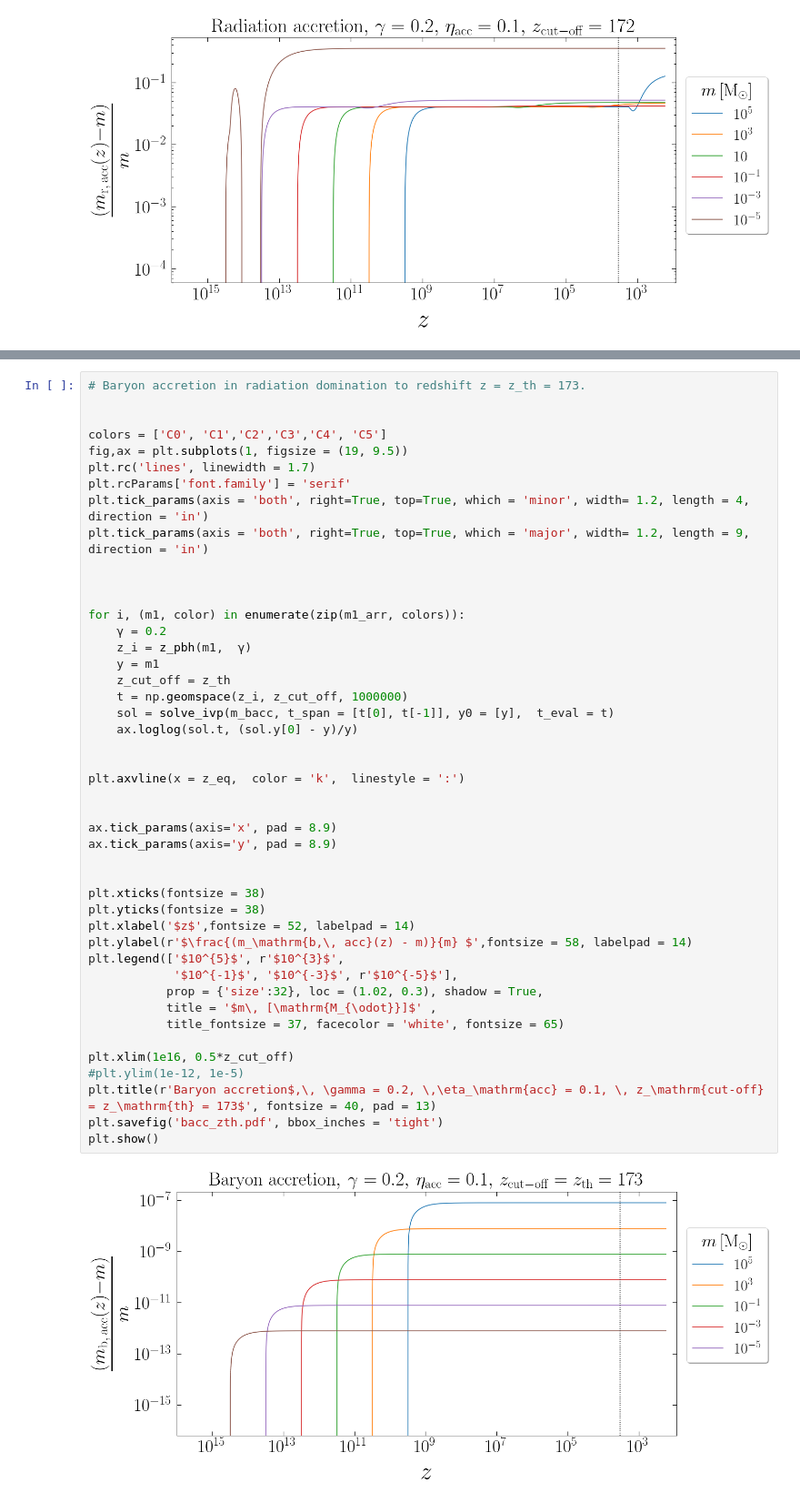
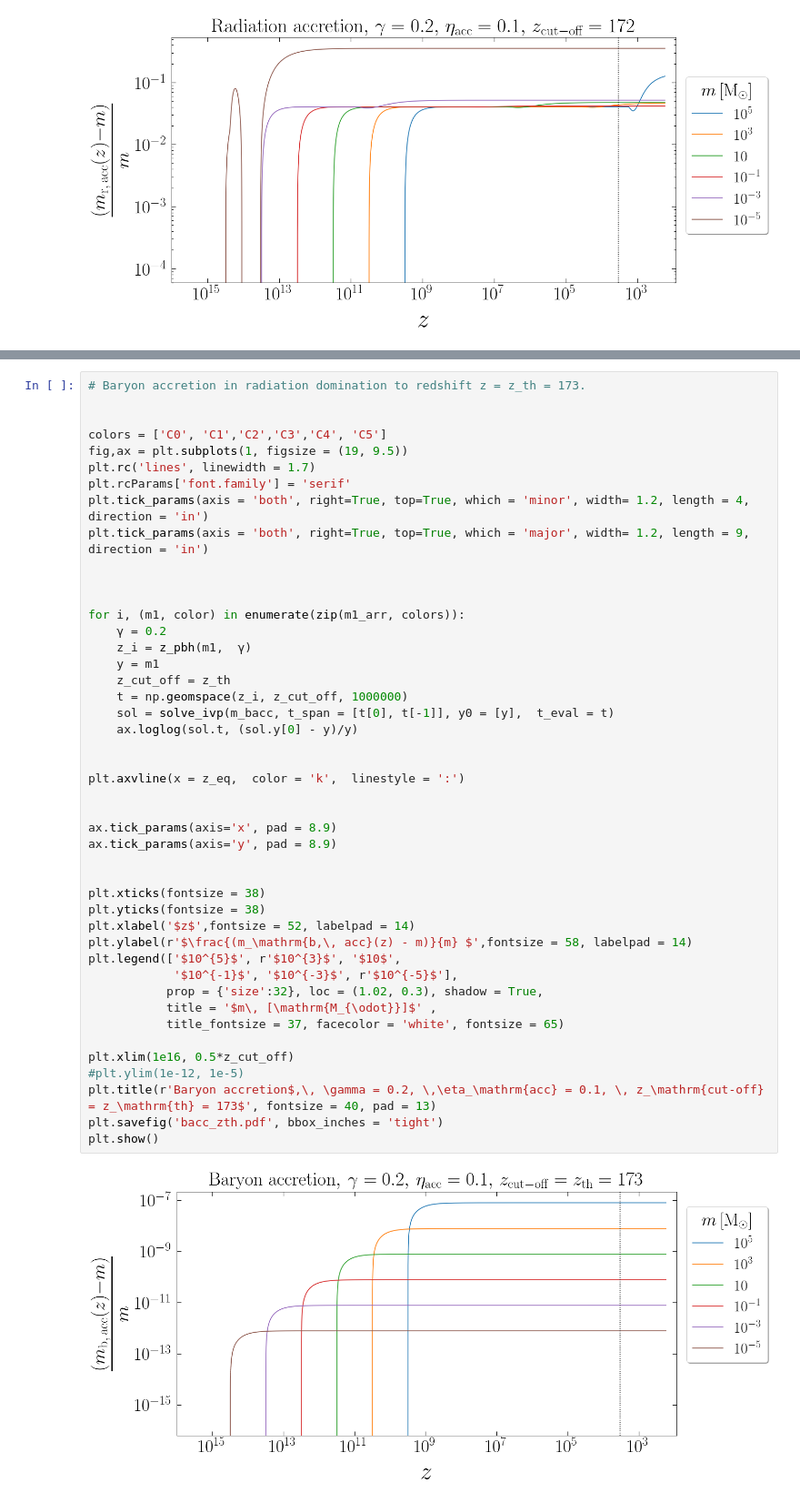
Before and after one commit to pratibhajangra591/project-2, a Jupyter notebook: accretion.ipynb, the cells around one changed output, grey strips where cells are left out. Shown: that part at 91% size. Saved outputs shown, nothing was run; the diff lists cells and outputs as text.

```diff
--- a/accretion.ipynb
+++ b/accretion.ipynb
@@ -304,35 +304,35 @@ for i, (m1, color) in enumerate(zip(m1_arr, colors)):
     z_i = z_pbh(m1,  γ)
     y = m1
     z_cut_off = z_th
     t = np.geomspace(z_i, z_cut_off, 1000000)
     sol = solve_ivp(m_bacc, t_span = [t[0], t[-1]], y0 = [y],  t_eval = t)
     ax.loglog(sol.t, (sol.y[0] - y)/y)
 
 
 plt.axvline(x = z_eq,  color = 'k',  linestyle = ':')
 
 
 ax.tick_params(axis='x', pad = 8.9)
 ax.tick_params(axis='y', pad = 8.9)
 
 
 plt.xticks(fontsize = 38)
 plt.yticks(fontsize = 38)
 plt.xlabel('$z$',fontsize = 52, labelpad = 14)
 plt.ylabel(r'$\frac{(m_\mathrm{b,\, acc}(z) - m)}{m} $',fontsize = 58, labelpad = 14)
-plt.legend(['$10^{5}$', r'$10^{3}$',
+plt.legend(['$10^{5}$', r'$10^{3}$', '$10$',
             '$10^{-1}$', '$10^{-3}$', r'$10^{-5}$'],
            prop = {'size':32}, loc = (1.02, 0.3), shadow = True,
            title = '$m\, [\mathrm{M_{\odot}}]$' ,
            title_fontsize = 37, facecolor = 'white', fontsize = 65)
 
 plt.xlim(1e16, 0.5*z_cut_off)
 #plt.ylim(1e-12, 1e-5)
 plt.title(r'Baryon accretion$,\, \gamma = 0.2, \,\eta_\mathrm{acc} = 0.1, \, z_\mathrm{cut-off} = z_\mathrm{th} = 173$', fontsize = 40, pad = 13)
 plt.savefig('bacc_zth.pdf', bbox_inches = 'tight')
 plt.show()
 # %% [output]
-[figure, old version]
+[figure, new version]
 # %%
 # Baryon accretion in radiation domination to redshift z = z_th = 172.
 
```
Also changed, not shown: parts of 2 cells of this notebook.
